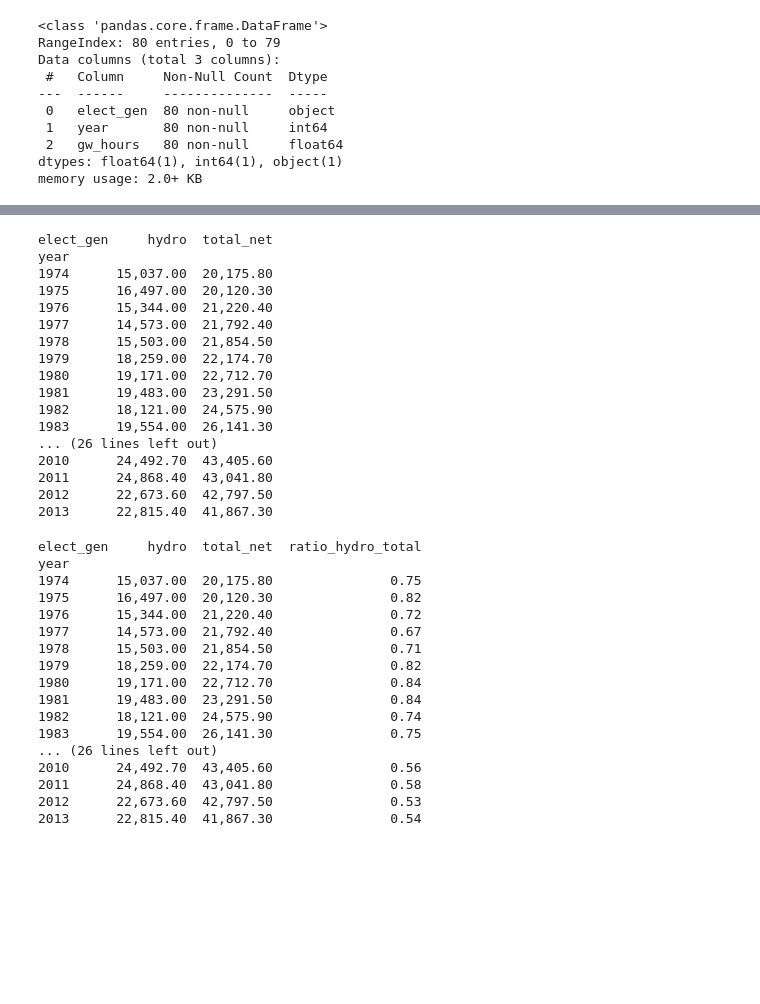
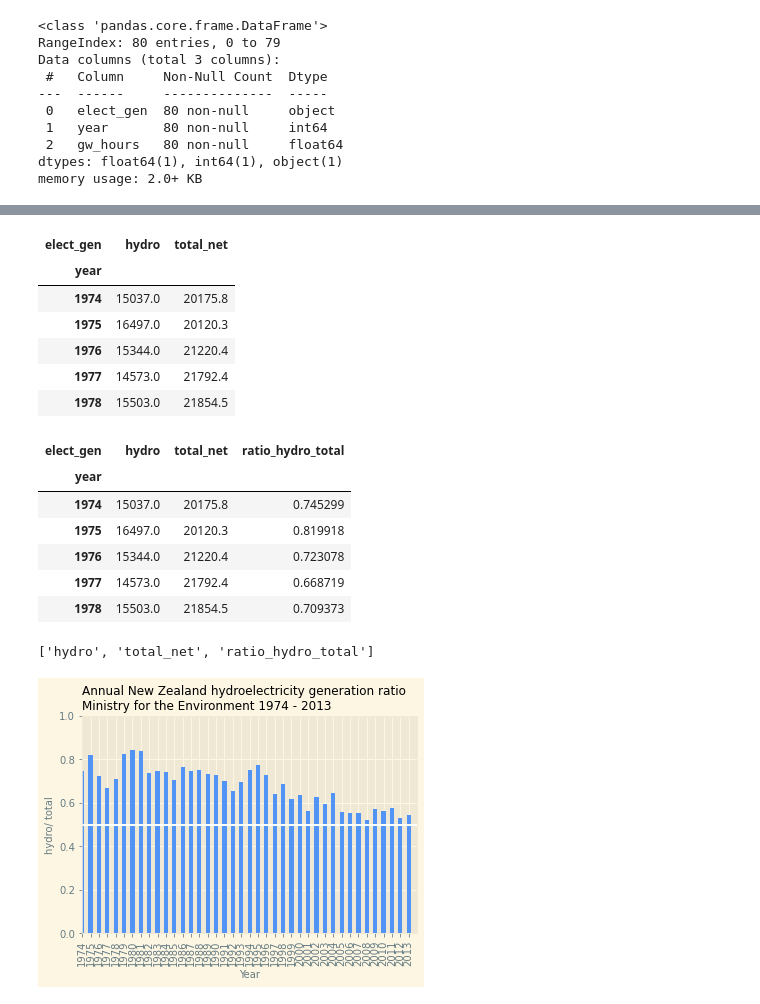
Before and after one commit to morrisgpeter/electricity-new-zealand, a Jupyter notebook: mfe-annual-national-electricity-generation-total-and-hydrogenera-CSV/NZ Generation 1974 to 2013.ipynb, the cells around one changed output, grey strips where cells are left out. Cells and saved outputs as stored; diff of their text form; code cells hidden in the pictures; blank space fills up the shorter version.

```diff
--- a/mfe-annual-national-electricity-generation-total-and-hydrogenera-CSV/NZ Generation 1974 to 2013.ipynb
+++ b/mfe-annual-national-electricity-generation-total-and-hydrogenera-CSV/NZ Generation 1974 to 2013.ipynb
@@ -112,44 +142,44 @@ total_net  2009   42,063.90
 Name: gw_hours, Length: 80, dtype: float64
 # %%
 df_gp=df_gp.unstack(level='elect_gen')
-print(df_gp)
+df_gp.head()
 # %% [output]
-elect_gen     hydro  total_net
-year
-1974      15,037.00  20,175.80
-1975      16,497.00  20,120.30
-1976      15,344.00  21,220.40
-1977      14,573.00  21,792.40
-1978      15,503.00  21,854.50
-1979      18,259.00  22,174.70
-1980      19,171.00  22,712.70
-1981      19,483.00  23,291.50
-1982      18,121.00  24,575.90
-1983      19,554.00  26,141.30
-... (26 lines left out)
-2010      24,492.70  43,405.60
-2011      24,868.40  43,041.80
-2012      22,673.60  42,797.50
-2013      22,815.40  41,867.30
+| elect_gen | hydro | total_net |
+| year |  |  |
+| 1974 | 15037.0 | 20175.8 |
+| 1975 | 16497.0 | 20120.3 |
+| 1976 | 15344.0 | 21220.4 |
+| 1977 | 14573.0 | 21792.4 |
+| 1978 | 15503.0 | 21854.5 |
 # %%
 df_gp["ratio_hydro_total"] = (df_gp["hydro"] / df_gp["total_net"])
-print(df_gp)
+df_gp.head()
 # %% [output]
-elect_gen     hydro  total_net  ratio_hydro_total
-year
-1974      15,037.00  20,175.80               0.75
-1975      16,497.00  20,120.30               0.82
-1976      15,344.00  21,220.40               0.72
-1977      14,573.00  21,792.40               0.67
-1978      15,503.00  21,854.50               0.71
-1979      18,259.00  22,174.70               0.82
-1980      19,171.00  22,712.70               0.84
-1981      19,483.00  23,291.50               0.84
-1982      18,121.00  24,575.90               0.74
-1983      19,554.00  26,141.30               0.75
-... (26 lines left out)
-2010      24,492.70  43,405.60               0.56
-2011      24,868.40  43,041.80               0.58
-2012      22,673.60  42,797.50               0.53
-2013      22,815.40  41,867.30               0.54
+| elect_gen | hydro | total_net | ratio_hydro_total |
+| year |  |  |  |
+| 1974 | 15037.0 | 20175.8 | 0.745299 |
+| 1975 | 16497.0 | 20120.3 | 0.819918 |
+| 1976 | 15344.0 | 21220.4 | 0.723078 |
+| 1977 | 14573.0 | 21792.4 | 0.668719 |
+| 1978 | 15503.0 | 21854.5 | 0.709373 |
+# %%
+list(df_gp)
+# %% [output]
+['hydro', 'total_net', 'ratio_hydro_total']
+# %%
+with plt.style.context(style=graph_style):
+    #plt.bar(df_gp['elect_gen']['year'], df_gp['ratio_hydro_total'], color=hydro)
+    df_gp['ratio_hydro_total'].plot.bar(color=hydro)
+    plt.title('Annual New Zealand hydroelectricity generation ratio\nMinistry for the Environment 1974 - 2013',
+              fontsize='large', loc='left')
+    plt.axhline(y=.5, color='white')
+    plt.ylim(top=1)
+    plt.xlim((0, 40))
+    plt.xlabel('Year', fontsize='medium')
+    plt.ylabel('hydro/ total', fontsize='medium')
+    #plt.xticks(size='x-small', rotation=90)
+
+plt.show()
+# %% [output]
+[figure, added]
 # %%
```
Also changed, not shown: parts of 11 cells of this notebook.
